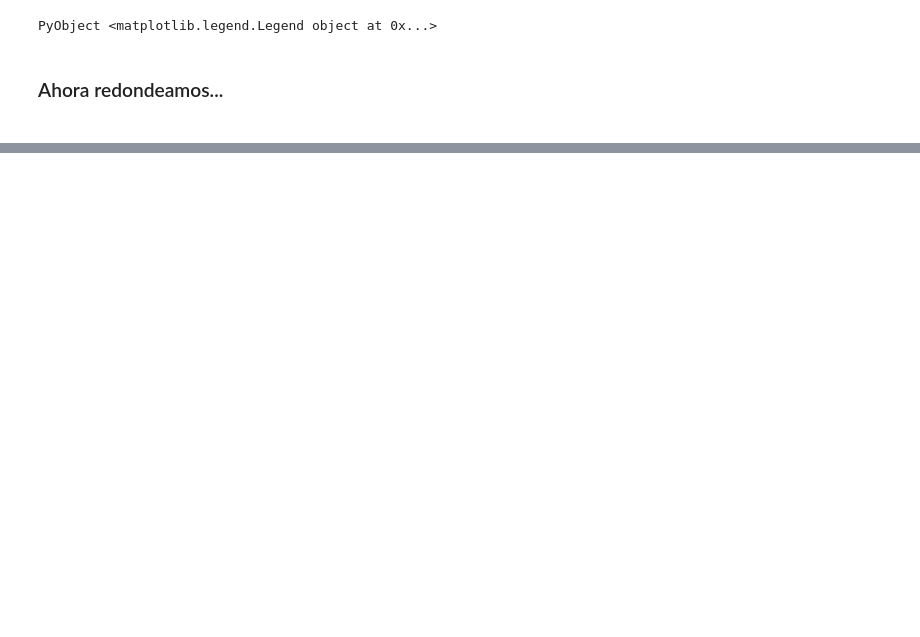
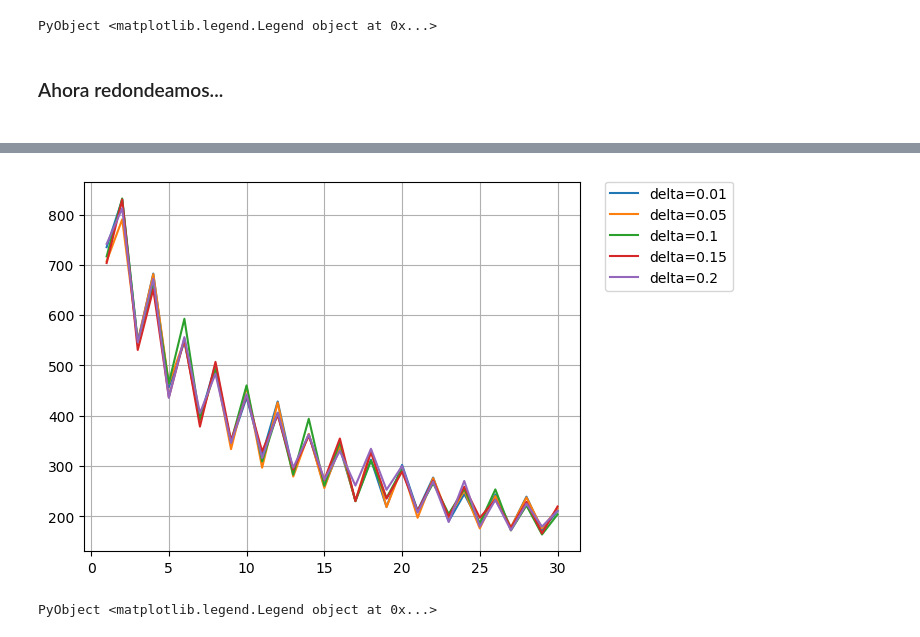
Before and after one commit to Zlinki/MasterThesis, a Jupyter notebook: ErrorvsObservaciones.ipynb, the cells around one changed output, grey strips where cells are left out. Drawn from its saved outputs; the diff is of its cells as text; code cells hidden in the pictures; blank space fills up the shorter version.

```diff
--- a/ErrorvsObservaciones.ipynb
+++ b/ErrorvsObservaciones.ipynb
@@ -276,9 +311,9 @@ PyObject <matplotlib.legend.Legend object at 0x...>
 <h3>Ahora redondeamos...<h3>
 # %%
 tic()
-P = evaluarGraphLearningl26grande(0.6,0.3,0.01,true)
-for s in [0.05,0.1,0.15,0.2,1.5,2]
-    A = evaluarGraphLearningl26grande(0.6,0.1,s,true)
+P = evaluarGraphLearningl26grande(0.6,0.2,0.01,true)
+for s in [0.05,0.1,0.15,0.2]
+    A = evaluarGraphLearningl26grande(0.6,0.2,s,true)
     P = [P A]
     println(s)
 end
@@ -285,0 +357,12 @@ toc()
+# %%
+#8.3 min
+plot(1:1:30,P[1:30,1],label="delta=0.01")
+plot(1:1:30,P[1:30,2],label="delta=0.05")
+plot(1:1:30,P[1:30,3],label="delta=0.1")
+plot(1:1:30,P[1:30,4],label="delta=0.15")
+plot(1:1:30,P[1:30,5],label="delta=0.2")
+grid("on")
+legend(bbox_to_anchor=[1.05,1],loc=2,borderaxespad=0)
+# %% [output]
+[figure, added]
+PyObject <matplotlib.legend.Legend object at 0x...>
```
Also changed, not shown: parts of 11 cells of this notebook, 4 other files.
